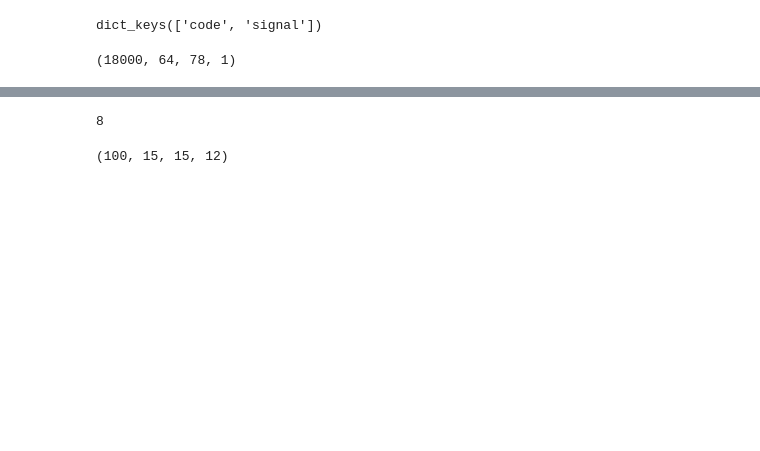
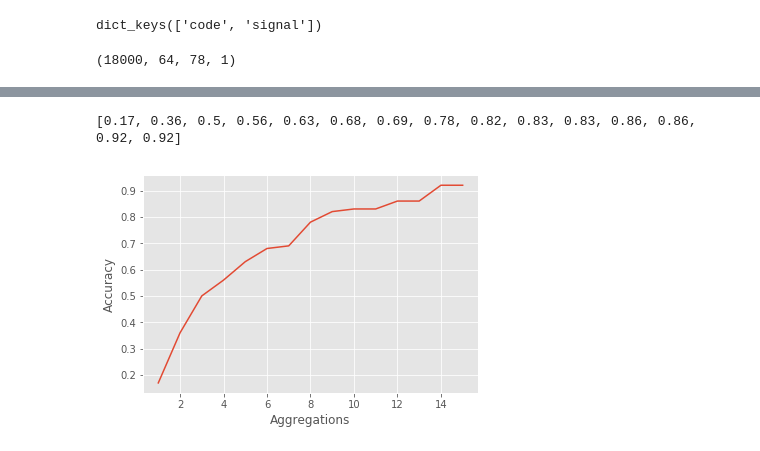
Before and after one commit to a-w-1806/Electroencephalography-EEG-Signal-Classification-using-Deep-Learning, a Jupyter notebook: notebooks/Electroencephalography (EEG) Signal Classification using Deep Learning.ipynb, the cells around one changed output, grey strips where cells are left out. Drawn from its saved outputs; the diff is of its cells as text; code cells hidden in the pictures; blank space fills up the shorter version.

```diff
--- a/notebooks/Electroencephalography (EEG) Signal Classification using Deep Learning.ipynb
+++ b/notebooks/Electroencephalography (EEG) Signal Classification using Deep Learning.ipynb
@@ -266,15 +203,17 @@ temp.shape
-# %%
-temp[0,0]
-# %% [output]
-8
-# %%
-test['code'][temp].shape
-# %% [output]
-(100, 15, 15, 12)
-# %%
-from src.data.extract_data import read_true_letters
-answer = read_true_letters(DATA_DIR+"A_test_labels.txt")
+# %%
+with open(DATA_DIR + "A_test_labels.txt") as f:
+    answer = f.readline()
 # %%
-from src.data.paradigm import PARADIGM
-model_PAMI_scores = testing_pipeline(test['signal'],test['code'],model,"all",PARADIGM,
-                                    answer)
+from src.models.PAMI import testing_pipeline
+model_scores = testing_pipeline(test, model, "all", answer)
+print(model_scores)
+# %% [output]
+[0.17, 0.36, 0.5, 0.56, 0.63, 0.68, 0.69, 0.78, 0.82, 0.83, 0.83, 0.86, 0.86, 0.92, 0.92]
+# %%
+plt.style.use("ggplot")
+plt.plot(np.arange(15)+1, model_scores)
+plt.xlabel("Aggregations")
+plt.ylabel("Accuracy")
+plt.grid(True)
+# %% [output]
+[figure, added]
```
Also changed, not shown: parts of 17 cells of this notebook, 23 other files.
